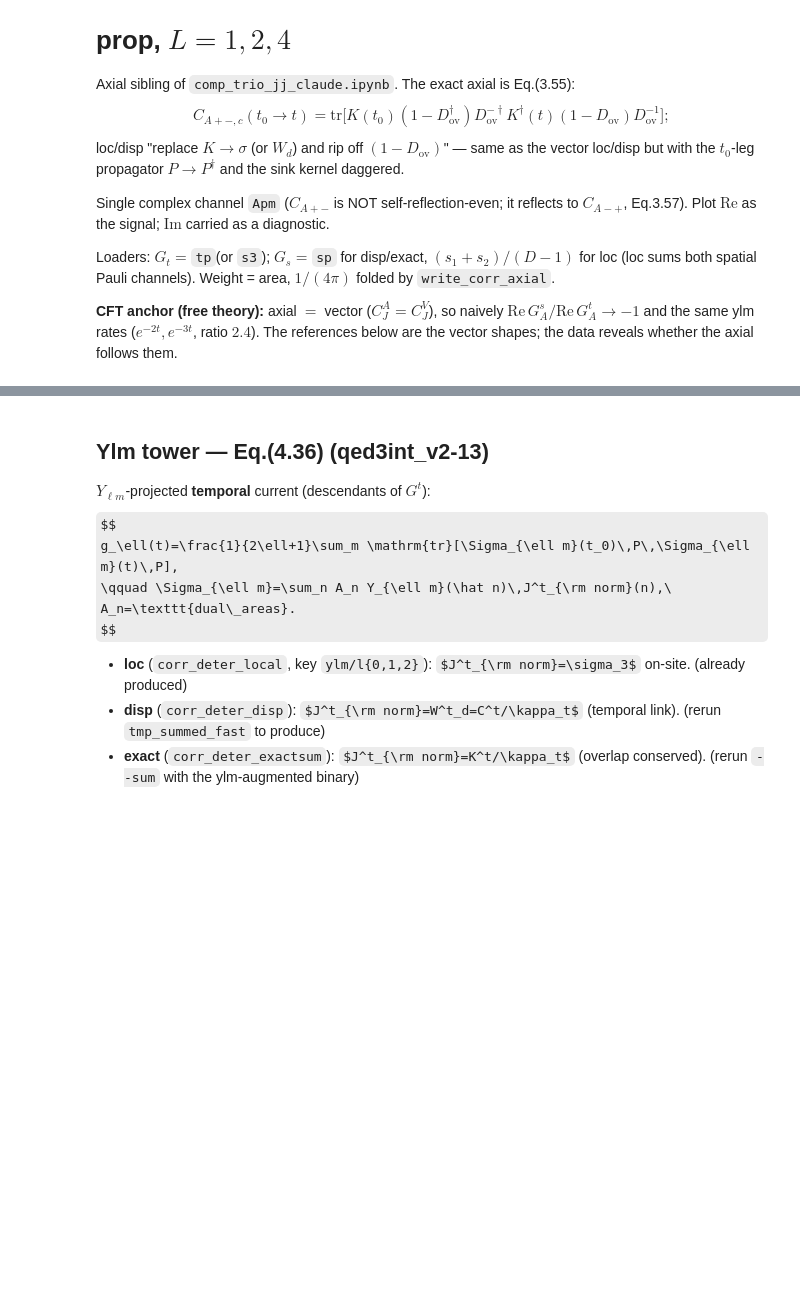
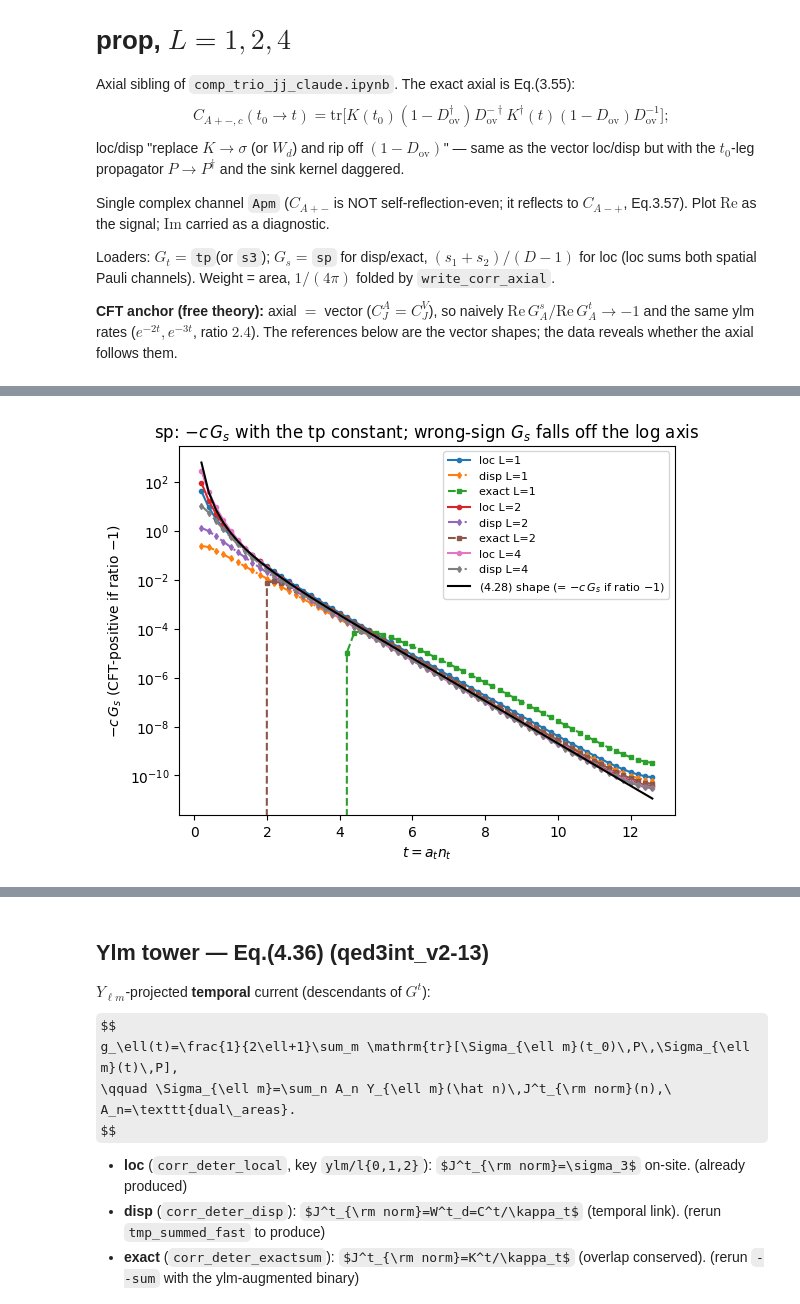
Before and after one commit to nobuyukimatsumoto68/qed3, a Jupyter notebook: src/both_3d/comp_trio_jj_axial_claude.ipynb, the cells around one changed output, grey strips where cells are left out. Drawn from its saved outputs; the diff is of its cells as text; code cells hidden in the pictures; some formulas as TeX source; blank space fills up the shorter version.

```diff
--- a/src/both_3d/comp_trio_jj_axial_claude.ipynb
+++ b/src/both_3d/comp_trio_jj_axial_claude.ipynb
@@ -76,30 +77,23 @@ plt.savefig('comp_trio_axial_sum_tp.pdf', bbox_inches='tight')
 # %%
-# sp (G_s, Eq.4.28): SIGNED loc s1+s2 vs disp sp vs exact sp.  Magnitude-matched to loc at dt=ref (POSITIVE
-# scale, each keeps its TRUE sign), symlog y.  AXIAL: check the signs (exact sp came out +, loc/disp -).
-dt = np.arange(1, int(Nt_cft/2)); t = dt*at_cft; ref = 5
+# sp (G_s): use the SAME c_e (from tp at ref) to normalize Gs -> c_e*Gs_e carries the PHYSICAL sign
+# relative to Gt.  CFT predicts Gs = -Gt (ratio -1), so the CFT-positive combination is -c_e*Gs_e; plot THAT
+# on log.  loc/disp (Gs opposite sign to Gt) -> positive, track +cft_shape.  A wrong-sign Gs (e.g. exact sp,
+# which came out the SAME sign as Gt) gives -c_e*Gs_e < 0 -> it DROPS OFF the log axis -- shown honestly.
+dt = np.arange(1, int(Nt_cft/2)); t = dt*at_cft; ref = 8
 plt.figure()
-gl = None
 for L in [1, 2, 4]:
-    try: gl = loc_Gs(L)
-    except (OSError, KeyError): print('loc sp L=%d missing' % L); continue
-    plt.plot(t, gl[dt], 'o-', ms=3, label='loc s1+s2  L=%d' % L)
-    try:
-        gd = disp_Gs(L); cd = abs(gl[ref]/gd[ref])
-        plt.plot(t, cd*gd[dt], 'd-.', ms=3, label='disp sp x%.2f  L=%d' % (cd, L))
-    except (OSError, KeyError):
-        print('disp sp L=%d missing' % L)
-    try:
-        ge = ex_Gs(L); ce = abs(gl[ref]/ge[ref])
-        plt.plot(t, ce*ge[dt], 's--', ms=3, label='exact sp x%.2f  L=%d' % (ce, L))
-    except (OSError, KeyError):
-        print('exact sp L=%d missing' % L)
-A = gl[ref] / cft_shape(t[ref-1])
-plt.plot(t, A*cft_shape(t), 'k-', label='Eq.(4.28) shape (loc-signed)')
-plt.axhline(0, color='gray', lw=0.5)
-plt.yscale('symlog', linthresh=1e-3*np.abs(gl[dt]).max())
-plt.xlabel(r'$t = a_t n_t$'); plt.ylabel(r'$G_s$ (signed)')
-plt.title('sp ($G_s$) SIGNED: loc/disp/exact, mag-matched at dt=%d' % ref); plt.legend(fontsize=8)
+    for nm, fg, ft, mk in [('loc', loc_Gs, loc_Gt, 'o-'), ('disp', disp_Gs, disp_Gt, 'd-.'), ('exact', ex_Gs, ex_Gt, 's--')]:
+        try:
+            gs = fg(L); gt = ft(L); c = cft_shape(t[ref-1]) / gt[ref]   # SAME c as tp
+            plt.plot(t, -c*gs[dt], mk, ms=3, label='%s L=%d' % (nm, L))
+        except (OSError, KeyError):
+            pass
+plt.plot(t, cft_shape(t), 'k-', label='(4.28) shape (= $-c\,G_s$ if ratio $-1$)')
+plt.yscale('log'); plt.xlabel(r'$t = a_t n_t$'); plt.ylabel(r'$-c\,G_s$ (CFT-positive if ratio $-1$)')
+plt.title('sp: $-c\,G_s$ with the tp constant; wrong-sign $G_s$ falls off the log axis'); plt.legend(fontsize=8)
 plt.savefig('comp_trio_axial_sum_sp.pdf', bbox_inches='tight')
+# %% [output]
+[figure, added]
 # %%
 # SIGN + magnitude table at dt=5 (summed, normalized; area + 1/4pi).  tp<0, sp>0 expected.
 print('%-6s %-13s %-13s %-13s | %-15s %-13s %-13s' % (
```
Also changed, not shown: parts of 10 cells of this notebook, 33 other files.
